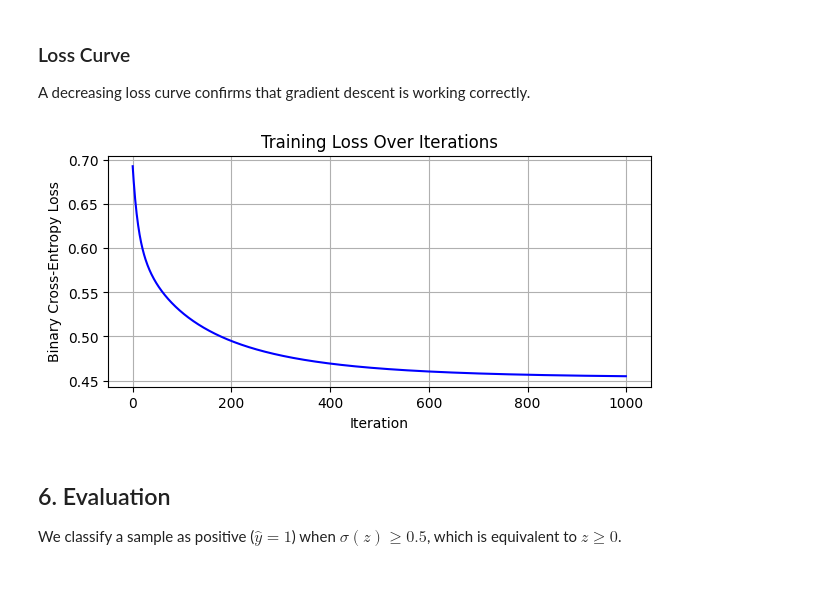
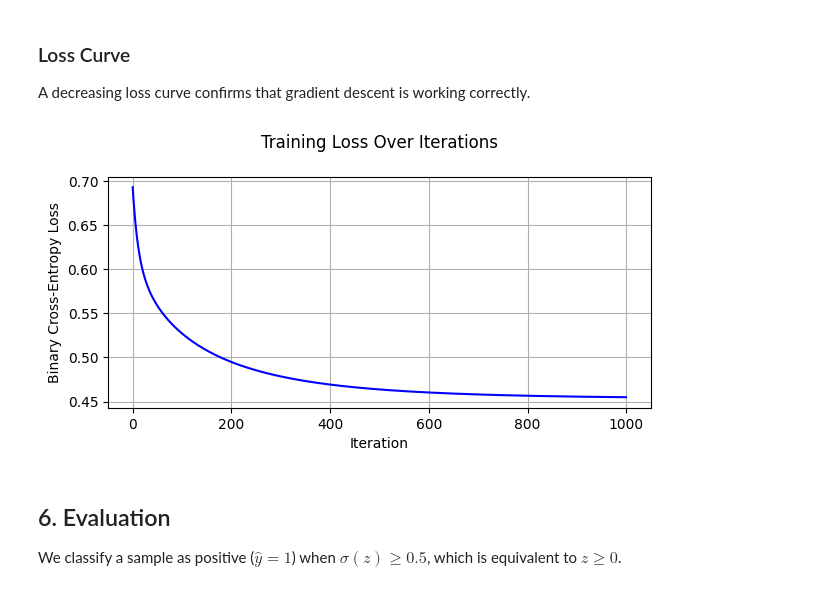
Before and after one commit to ybutkov/LEVEL3-MLOps, a Jupyter notebook: week-1/notebooks/03_logreg_implementation.ipynb, the cells around one changed output. Cells and saved outputs as stored; diff of their text form; code cells hidden in the pictures.

Commit message:
refactoring log_reg_implementation

```diff
--- a/week-1/notebooks/03_logreg_implementation.ipynb
+++ b/week-1/notebooks/03_logreg_implementation.ipynb
@@ -278,21 +280,14 @@ def logistic_regression_gd(
 # %% [markdown]
 ## 5. Training
 # %%
-# Train our model on the standardized features
+print(y_train_s.shape)
 
-# ?
-X_train_s = X_train.to_numpy()
-y_train = y_train.to_numpy().reshape(-1, 1)
-# ?
-w, b, loss_history = logistic_regression_gd(X_train_s, y_train, lr=0.1, max_iter=1000)
-
-print(type(w), type(b), type(loss_history))
-print(type(w[0][0]))
+w, b, loss_history = logistic_regression_gd(X_train_s, y_train_s, lr=0.1, max_iter=1000)
 
 print(f"Final loss: {loss_history[-1]:.6f}")
 print(f"Iterations: {len(loss_history)}")
 print(f"\nLearned weights:")
 for name, weight in zip(FEATURES, w):
-    print(f"  {name:>30s}: {weight[0]:+.4f}")
-print(f"  {'bias':>30s}: {b:+.4f}")
+    print(f"  {name:>15s}: {weight[0]:+.4f}")
+print(f"  {'bias':>15s}: {b:+.4f}")
 # %% [output]
@@ -317,19 +311,18 @@ A decreasing loss curve confirms that gradient descent is working correctly.
 # %%
 import matplotlib.pyplot as plt
 
-# TODO: Implement a loss curve plot.
 plt.figure(figsize=(7, 3))
 
 plt.plot(loss_history, color='blue', label='Training Loss')
 
-plt.title("Training Loss Over Iterations")
+plt.title("Training Loss Over Iterations\n")
 plt.xlabel("Iteration")
 plt.ylabel("Binary Cross-Entropy Loss")
 
 plt.grid(True)
 plt.show()
 # %% [output]
-[figure, old version]
+[figure, new version]
 # %% [markdown]
 ## 6. Evaluation
 
```
Also changed, not shown: parts of 5 cells of this notebook, 1 other file.
